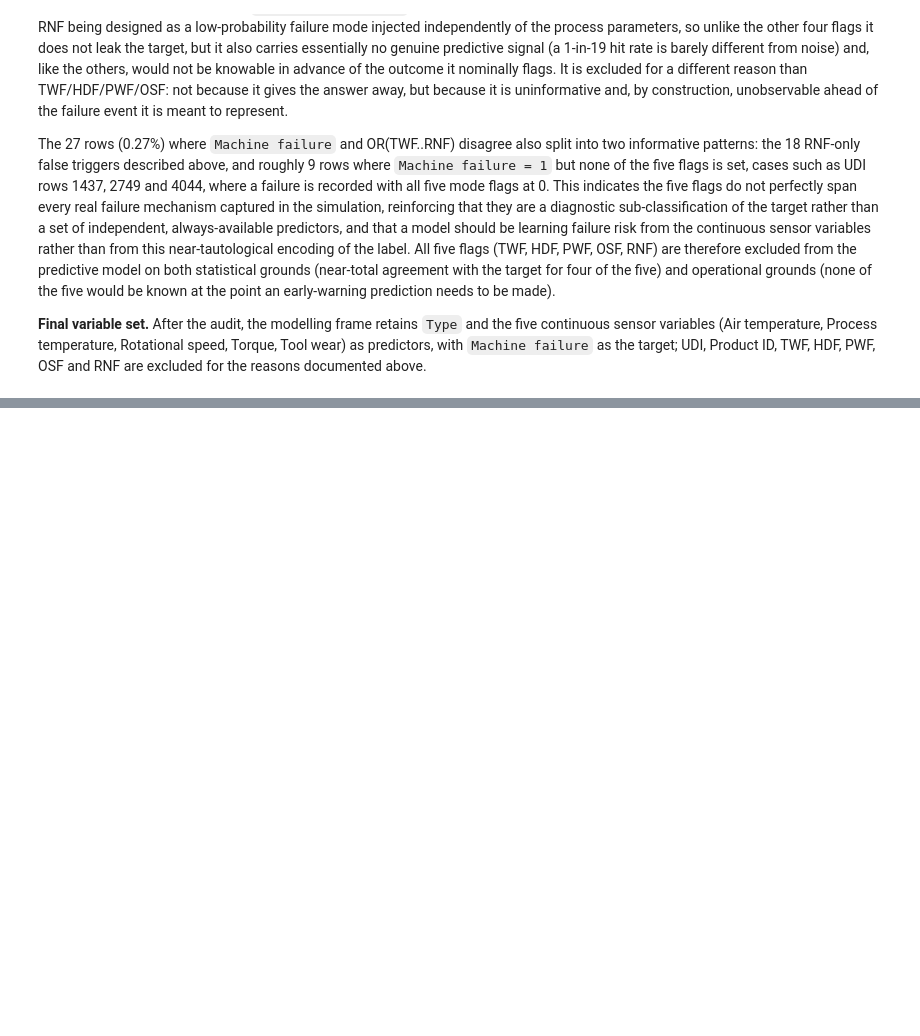
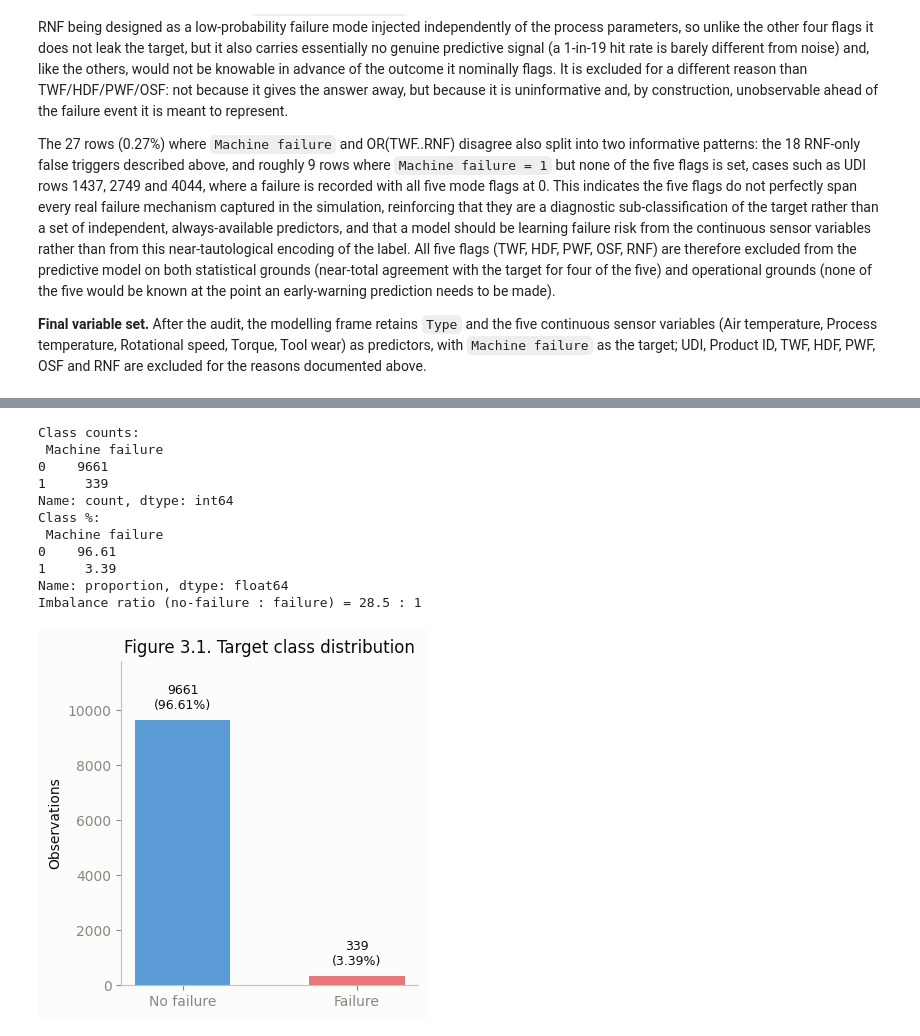
Before and after one commit to JoseAlberto88/Predictive-Maintenance-Dataset, a Jupyter notebook: Predictive_Maintenance_Dataset.ipynb, the cells around one changed output, grey strips where cells are left out. Drawn from its saved outputs; the diff is of its cells as text; code cells hidden in the pictures; blank space fills up the shorter version.

```diff
--- a/Predictive_Maintenance_Dataset.ipynb
+++ b/Predictive_Maintenance_Dataset.ipynb
@@ -313,0 +392,36 @@ The 27 rows (0.27%) where `Machine failure` and OR(TWF..RNF) disagree also split
+# %%
+# Finding 3.1 (single-variable). Target class imbalance
+
+counts = df[target_col].value_counts().sort_index()
+pct = df[target_col].value_counts(normalize=True).sort_index() * 100
+imbalance_ratio = counts[0] / counts[1]
+print("Class counts:\n", counts)
+print("Class %:\n", pct.round(2))
+print(f"Imbalance ratio (no-failure : failure) = {imbalance_ratio:.1f} : 1")
+
+fig, ax = plt.subplots(figsize=(4, 4))
+ax.grid(False)
+ax.bar(['No failure', 'Failure'], counts.values,
+       color=[COLOR_NO_FAILURE, COLOR_FAILURE], width=0.55)
+ax.set_ylim(0, counts.values.max() * 1.22)   # headroom so labels/title never collide with bars
+for i, v in enumerate(counts.values):
+    ax.text(i, v + counts.values.max() * 0.03, f"{v}\n({pct.values[i]:.2f}%)",
+            ha='center', va='bottom', fontsize=9)
+ax.set_ylabel("Observations")
+ax.set_title("Figure 3.1. Target class distribution")
+plt.tight_layout()
+savefig("fig3_1_target_distribution.png")
+plt.show()
+# %% [output]
+Class counts:
+ Machine failure
+0    9661
+1     339
+Name: count, dtype: int64
+Class %:
+ Machine failure
+0    96.61
+1     3.39
+Name: proportion, dtype: float64
+Imbalance ratio (no-failure : failure) = 28.5 : 1
+[figure, added]
```
Also changed, not shown: parts of 7 cells of this notebook.
